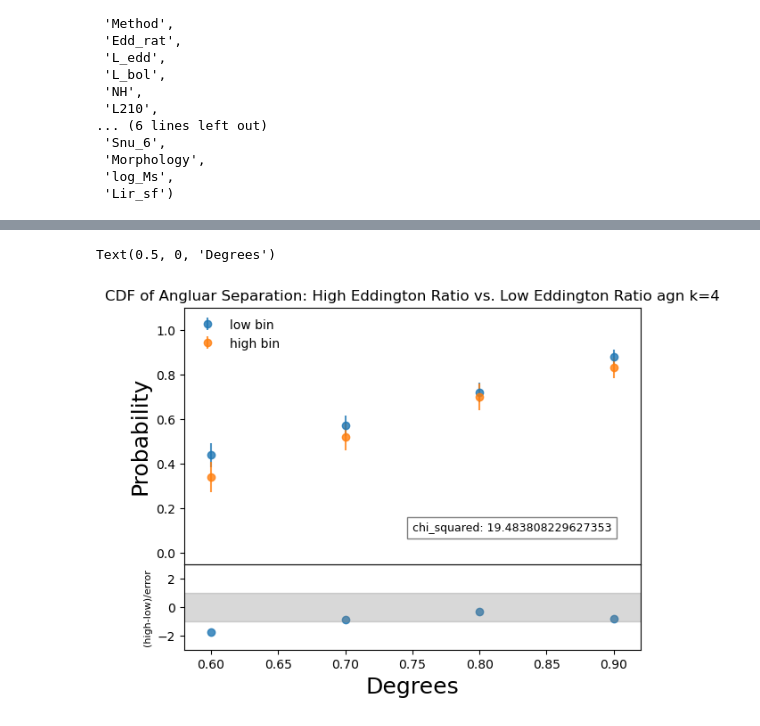
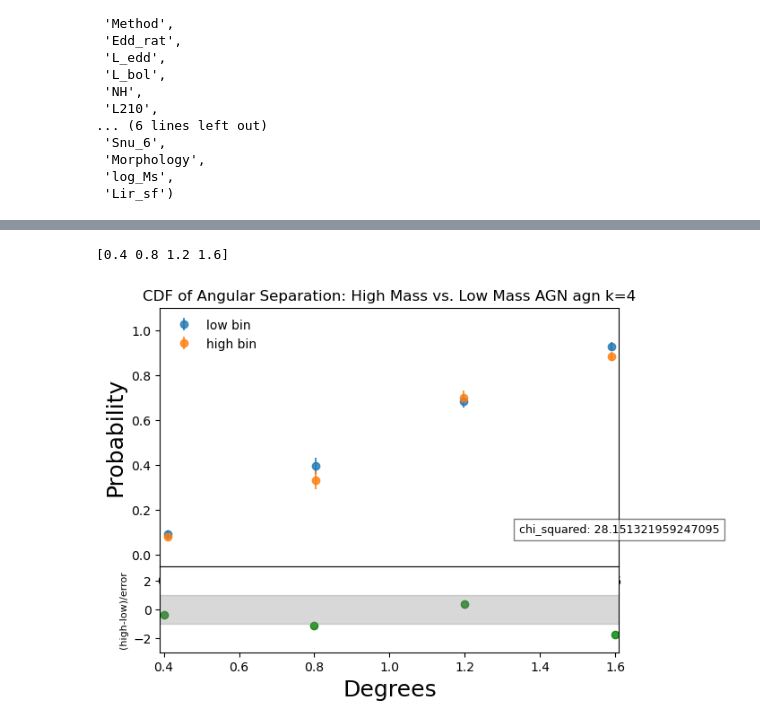
Before and after one commit to mcp74/AGNclustering, a Jupyter notebook: angular_kNN.ipynb, the cells around one changed output, grey strips where cells are left out. Drawn from its saved outputs; the diff is of its cells as text; code cells hidden in the pictures.

```diff
--- a/angular_kNN.ipynb
+++ b/angular_kNN.ipynb
@@ -81,8 +138,8 @@ percentile=33
 # %%
 %autoreload 2
 
-# #Controlling for 2 vars
-# lower, mid, upper = control_mult_var(agn=agnmass,bins1=zbins,bins2=massbins,control1='z',control2='Mbh',var='L210',percentile=50)
+#Controlling for 2 vars
+l, m, up = control_mult_var(agn=agnmass,bins1=zbins,bins2=massbins,control1='z',control2='Mbh',var='Edd_rat',percentile=40)
 
 #Controlling for a singular var
-l, m, up = control_var(agn=agnmass,bins=zbins,control='z',var='Edd_rat',percentile=percentile)
+# l, m, up = control_var(agn=agnmass,bins=zbins,control='z',var='Mbh',percentile=percentile)
@@ -194,35 +753,37 @@ condition number of combined sample:  182.73525158449223
 # %%
 neighbor = 4
 
-anglemax = angles[-1] * 180/(math.pi)
-anglemin = angles[0] * 180/(math.pi)
+anglemax = angles[-1] * 180/(math.pi) * np.sqrt(neighbor)
+anglemin = angles[0] * 180/(math.pi) * np.sqrt(neighbor)
 
 ind = neighbor - 1
 
 #Calculate relevant values
 chi_squared = kNN_chi_squared(outputhigh,outputlow,covhigh,covlow,concatenate=True)
 differr = kNN_diff_error(outputhigh[ind],outputlow[ind],errhigh[ind],errlow[ind],single_neighbor=True)
 chi_strnew = 'chi_squared: '+ str(chi_squared)
 
 #Main Plot
 fig1 = plt.figure(1)
 frame1=fig1.add_axes((.1,.3,.8,.6),yticks=[.0,.2,.4,.6,.8,1.0])
-plt.errorbar(angles * 360/(2*math.pi), outputlow[ind], yerr=errlow[ind],fmt='o',label='low bin',alpha=0.8)
-plt.errorbar(angles * 360/(2*math.pi), outputhigh[ind], yerr=errhigh[ind],fmt='o',label='high bin',alpha=0.8)
+plt.errorbar(angles * 180/(np.pi) * np.sqrt(neighbor), outputlow[ind], yerr=errlow[ind],fmt='o',label='low bin',alpha=0.8)
+plt.errorbar(angles * 180/(np.pi) * np.sqrt(neighbor), outputhigh[ind], yerr=errhigh[ind],fmt='o',label='high bin',alpha=0.8)
 plt.ylabel('Probability',fontsize=18)
 plt.legend(frameon=False,numpoints=1,loc=2)
-plt.title('CDF of Angluar Separation: High Eddington Ratio vs. Low Eddington Ratio agn k=' + str(neighbor))
+plt.title('CDF of Angular Separation: High Mass vs. Low Mass AGN agn k=' + str(neighbor))
 plt.axis([anglemin -.02, anglemax+.02,-.05,1.1])
-plt.text(0.75, 0.1, chi_strnew, fontsize=9,bbox = dict(facecolor = 'white', alpha = 0.5))
+plt.text(anglemax-.25, 0.1, chi_strnew, fontsize=9,bbox = dict(facecolor = 'white', alpha = 0.5))
 
 
 #Subplot
 frame2=fig1.add_axes((.1,.1,.8,.2),yticks=[-2,0,2])
-plt.scatter(angles * 360/(2*math.pi),(outputhigh[ind]-outputlow[ind])/differr[ind],label='high-low',alpha=0.8)
-plt.fill_between([-1,1],[1,1],[-1,-1],color='gray',alpha=0.3)
+plt.scatter(angles * 180/(np.pi) * np.sqrt(neighbor),(outputhigh[ind]-outputlow[ind])/differr,label='high-low',alpha=0.8, color = "green")
+plt.fill_between([anglemin -.5, anglemax+.5], [1,1], [-1,-1],color='gray',alpha=0.3)
 plt.ylabel('(high-low)/error',fontsize=8)
-plt.axis([anglemin -.02, anglemax+.02,-3.01,3.01])
+plt.axis([anglemin -.01, anglemax+.01,-3.01,3.01])
 plt.xlabel('Degrees',fontsize=18)
+
+print(angles * 180/(np.pi) * np.sqrt(neighbor))
 # %% [output]
-Text(0.5, 0, 'Degrees')
+[0.4 0.8 1.2 1.6]
-[figure, old version]
+[figure, new version]
```
Also changed, not shown: parts of 24 cells of this notebook, 2 other files.
